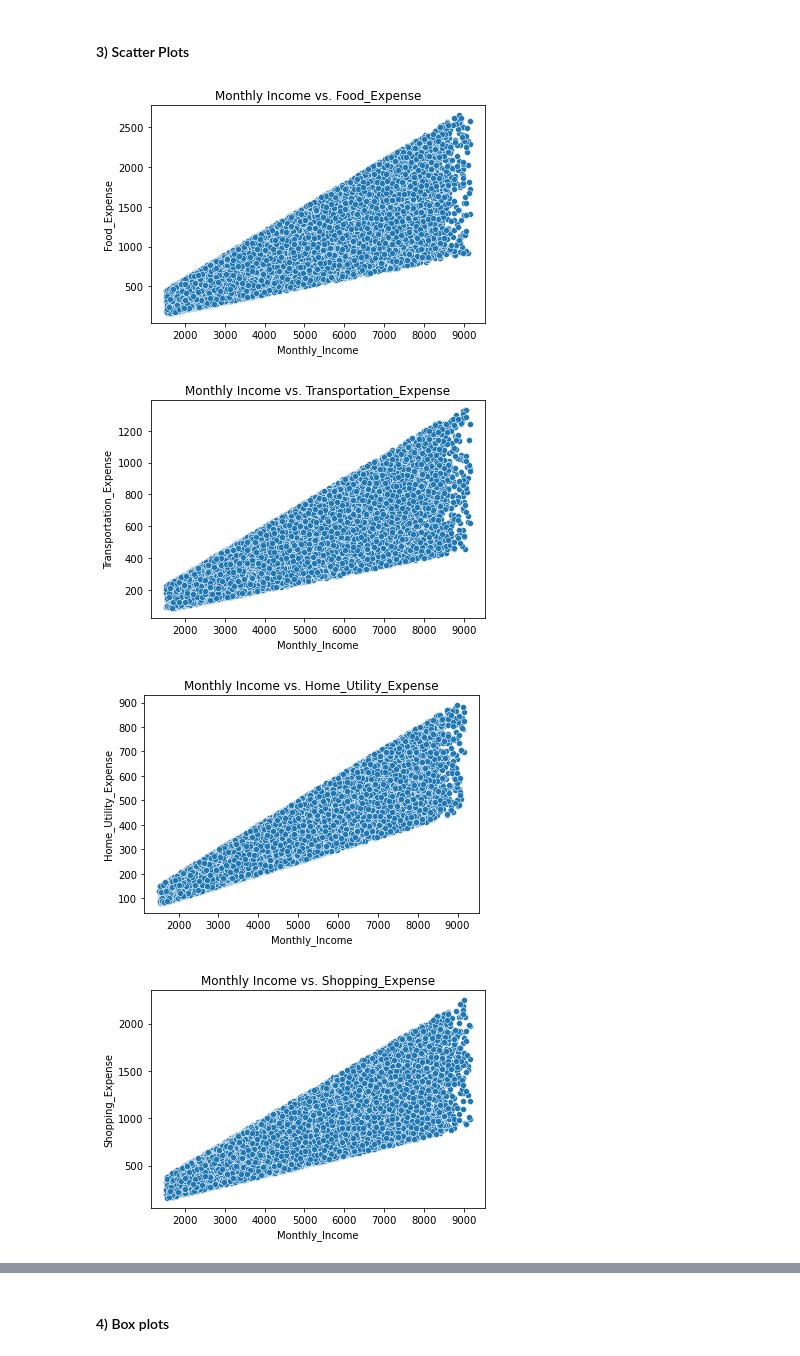
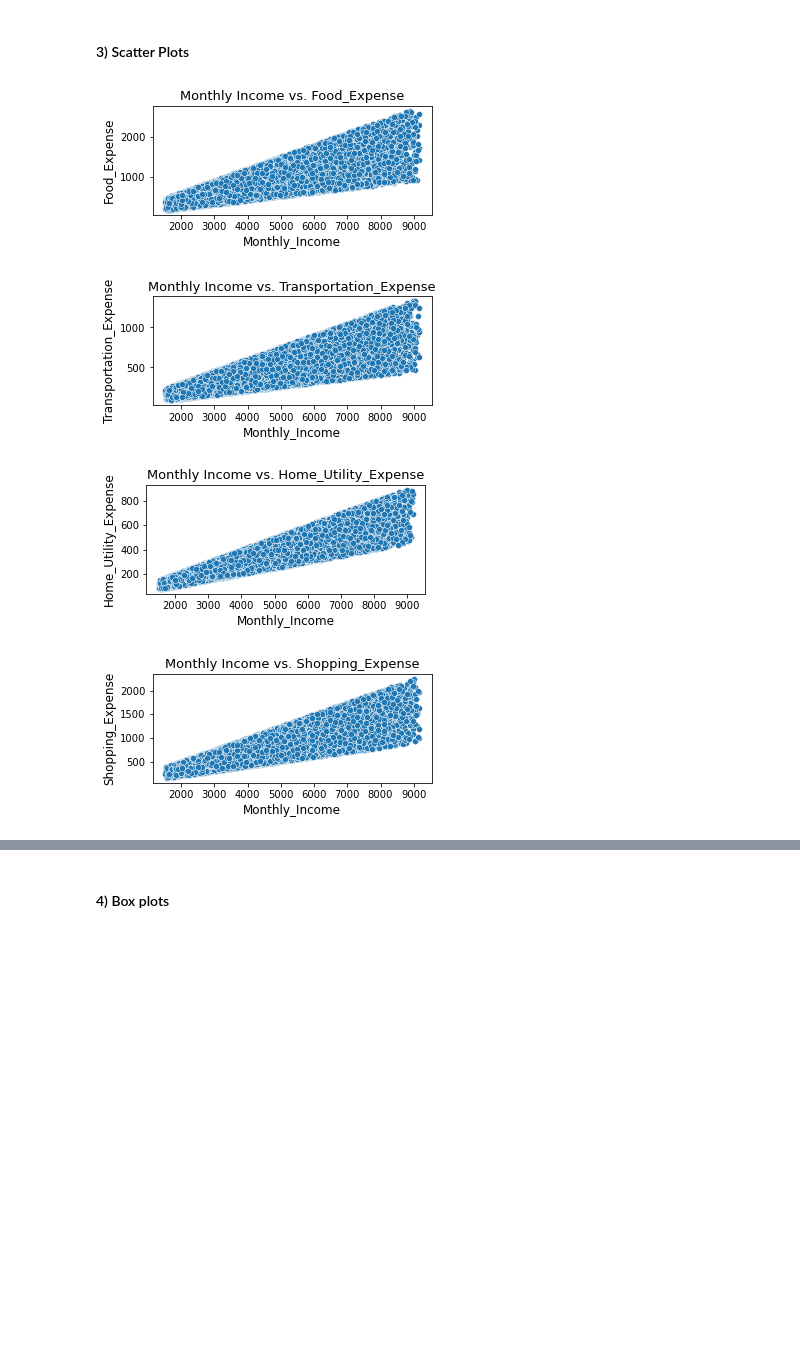
Before and after one commit to nicktok/AFIN3010, a Jupyter notebook: AFIN3010 Report.ipynb, the cells around one changed output, grey strips where cells are left out. Saved outputs shown, nothing was run; the diff lists cells and outputs as text; code cells hidden in the pictures; blank space fills up the shorter version.

```diff
--- a/AFIN3010 Report.ipynb
+++ b/AFIN3010 Report.ipynb
@@ -413,13 +458,16 @@ plt.show()
 # %%
 # Combining all expense-related columns based on the provided dataset
 expense_columns = ['Food_Expense', 'Transportation_Expense', 'Home_Utility_Expense', 'Shopping_Expense', 'Environmental_Spending']
 
 for expense in expense_columns:
+    plt.figure(figsize=(5, 2))
     sns.scatterplot(data=numeric_loan_df, x='Monthly_Income', y=expense)
-    plt.title(f'Monthly Income vs. {expense}')
+    plt.xlabel('Monthly_Income', fontsize=12)
+    plt.ylabel(expense, fontsize=12)
+    plt.title(f'Monthly Income vs. {expense}', fontsize=13)
     plt.show()
 # %% [output]
-[figure, old version]
+[figure, new version]
-[figure, old version]
+[figure, new version]
-[figure, old version]
+[figure, new version]
-[figure, old version]
+[figure, new version]
```
Also changed, not shown: parts of 43 cells of this notebook, 11 other files.
